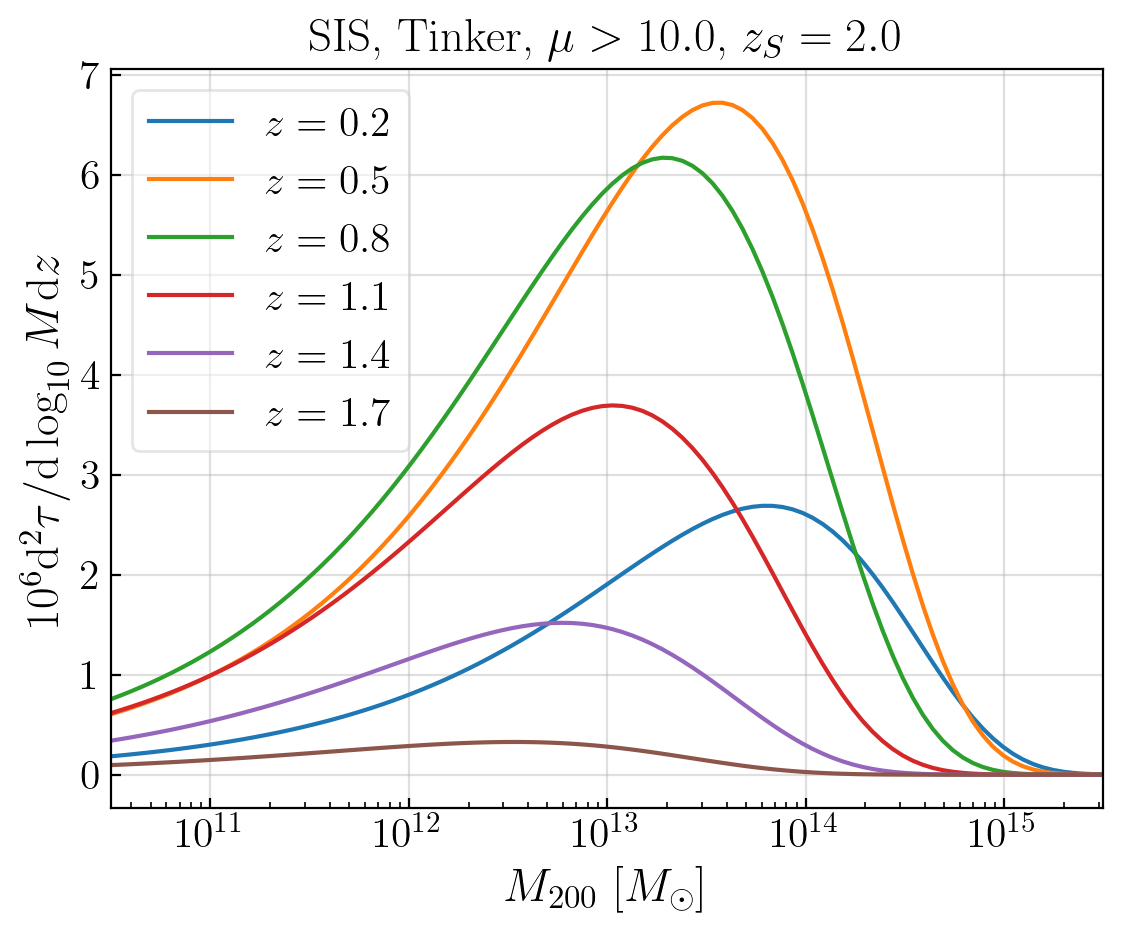
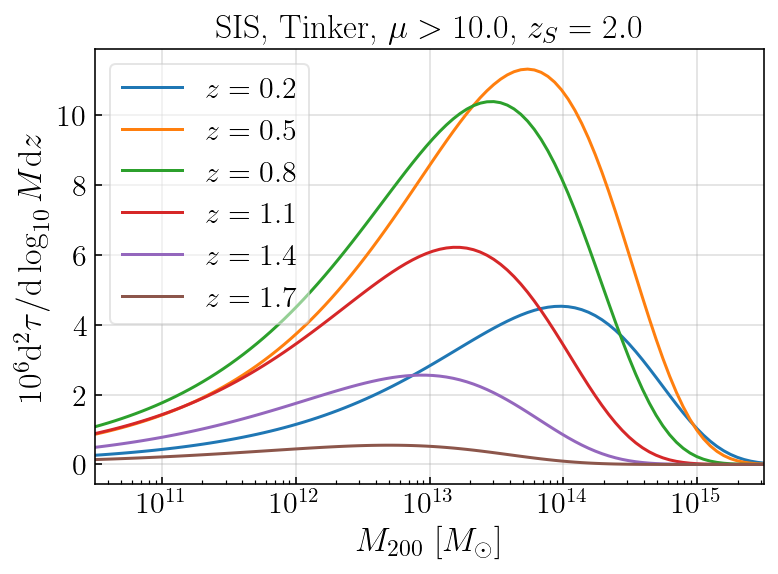
The change to this notebook cell's code, shown as a diff; its figure went from the first image to the second:
--- before
+++ after
@@ -8,5 +8,6 @@
 for i in range(nzs):
     #we plot in log10M scale
-    plt.semilogx(Ms,1e6*sistau.d2taudzdlnM_mu(Ms,zs[i],z_S,mu0)/np.log10(np.e),label=r'$z=%s$' % np.round(zs[i],1))
+    plt.semilogx(Ms,1e6*sistau.d2taudzdlnM_mu(Ms,zs[i],z_S,mu0)*np.log(10.),label=r'$z=%s$' % np.round(zs[i],1))
+    #plt.semilogx(Ms,1e6*sistau.d2taudzdlnM_mu(Ms,zs[i],z_S,mu0)/np.log10(np.e),label=r'$z=%s$' % np.round(zs[i],1))
 
 plt.xlabel(r'$M_{200}$ [$M_\odot$]',fontsize=fontSZ)

Commit: high magnification optical depth